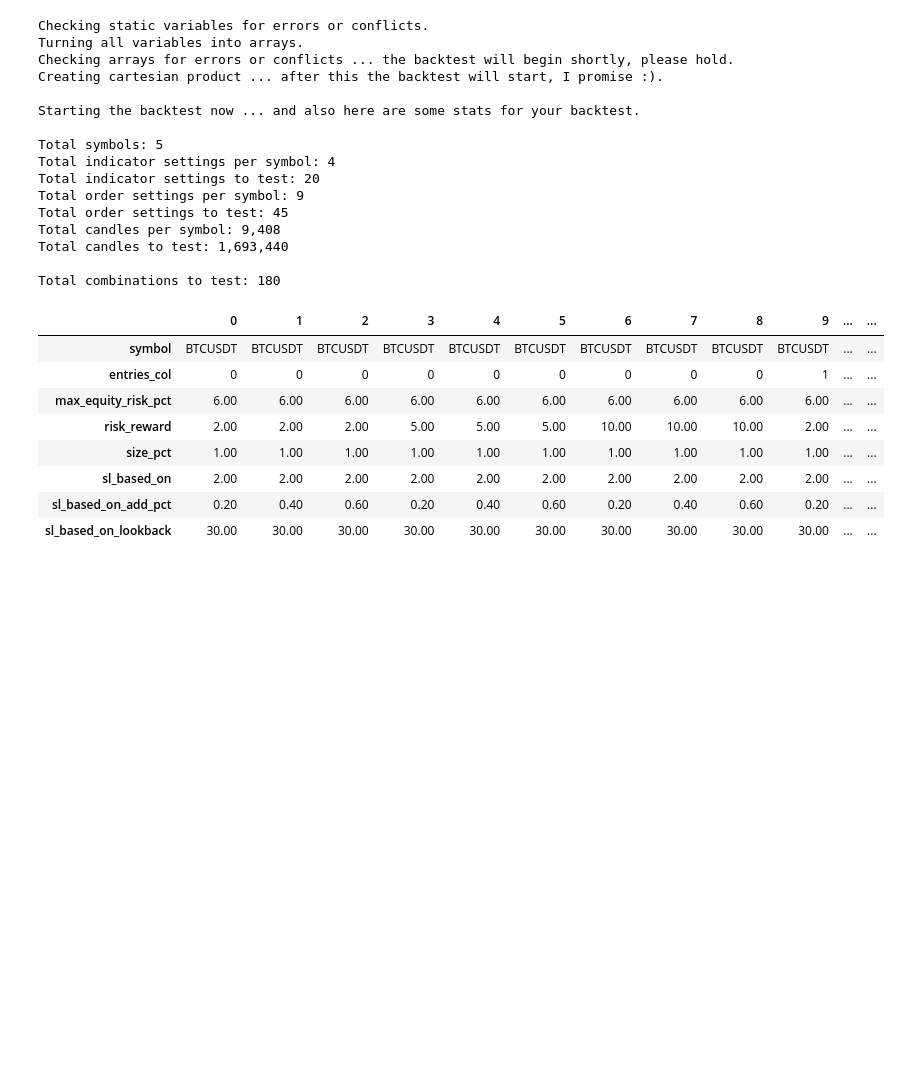
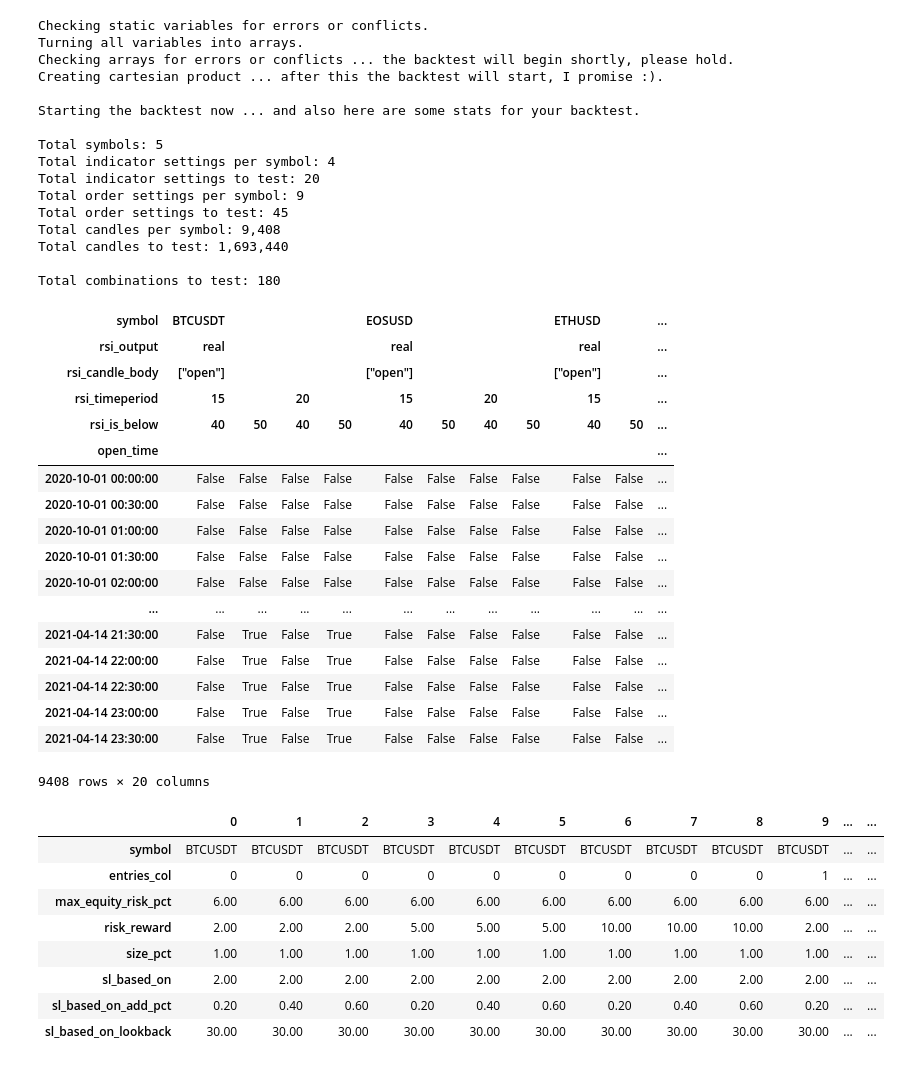
Before and after one commit to quantfreedom/QuantFreedom, a Jupyter notebook: full strat maker test.ipynb, the cells around one changed output. Cells and saved outputs as stored; diff of their text form; code cells hidden in the pictures; blank space fills up the shorter version.

```diff
--- a/full strat maker test.ipynb
+++ b/full strat maker test.ipynb
@@ -82,6 +79,27 @@ Total candles per symbol: 9,408
 Total candles to test: 1,693,440
 
 Total combinations to test: 180
+# %%
+entries
+# %% [output]
+| symbol | BTCUSDT |  |  |  | EOSUSD |  |  |  | ETHUSD |  | ... |
+| rsi_output | real |  |  |  | real |  |  |  | real |  | ... |
+| rsi_candle_body | ["open"] |  |  |  | ["open"] |  |  |  | ["open"] |  | ... |
+| rsi_timeperiod | 15 |  | 20 |  | 15 |  | 20 |  | 15 |  | ... |
+| rsi_is_below | 40 | 50 | 40 | 50 | 40 | 50 | 40 | 50 | 40 | 50 | ... |
+| open_time |  |  |  |  |  |  |  |  |  |  | ... |
+| 2020-10-01 00:00:00 | False | False | False | False | False | False | False | False | False | False | ... |
+| 2020-10-01 00:30:00 | False | False | False | False | False | False | False | False | False | False | ... |
+| 2020-10-01 01:00:00 | False | False | False | False | False | False | False | False | False | False | ... |
+| 2020-10-01 01:30:00 | False | False | False | False | False | False | False | False | False | False | ... |
+| 2020-10-01 02:00:00 | False | False | False | False | False | False | False | False | False | False | ... |
+| ... | ... | ... | ... | ... | ... | ... | ... | ... | ... | ... | ... |
+| 2021-04-14 21:30:00 | False | True | False | True | False | False | False | False | False | False | ... |
+| 2021-04-14 22:00:00 | False | True | False | True | False | False | False | False | False | False | ... |
+| 2021-04-14 22:30:00 | False | True | False | True | False | False | False | False | False | False | ... |
+| 2021-04-14 23:00:00 | False | True | False | True | False | False | False | False | False | False | ... |
+| 2021-04-14 23:30:00 | False | True | False | True | False | False | False | False | False | False | ... |
+9408 rows × 20 columns
 # %%
 settings_results_df
 # %% [output]
```
Also changed, not shown: parts of 2 cells of this notebook, 2 other files.
